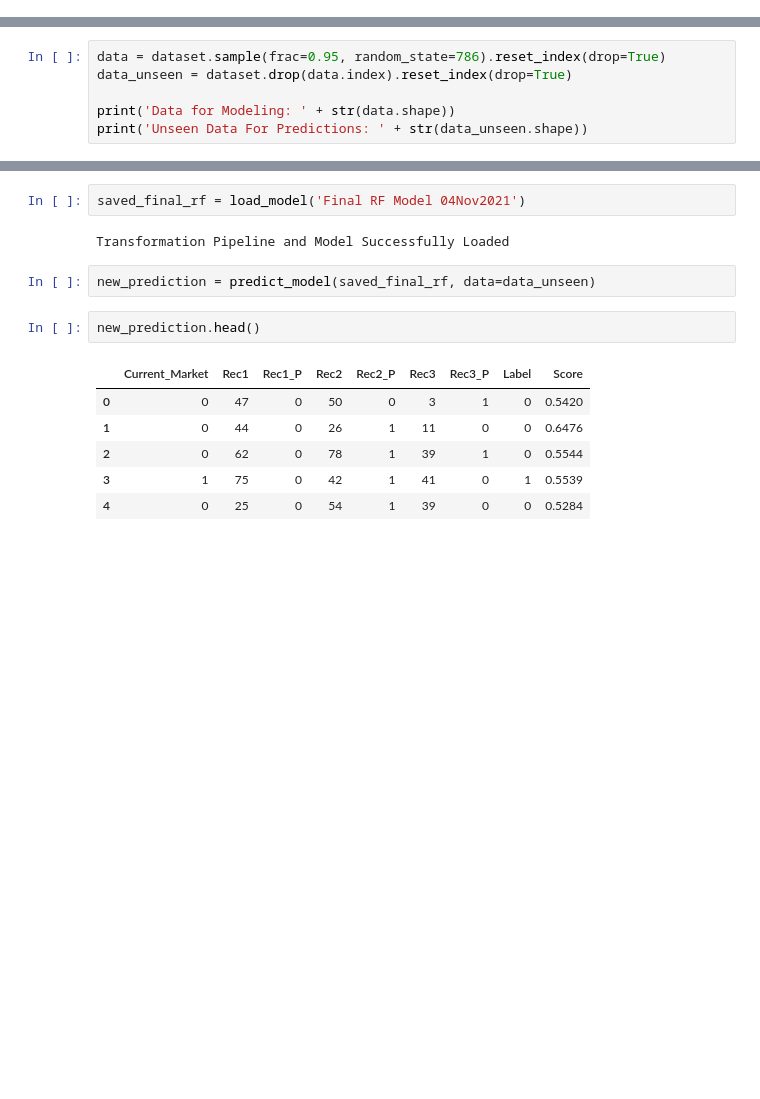
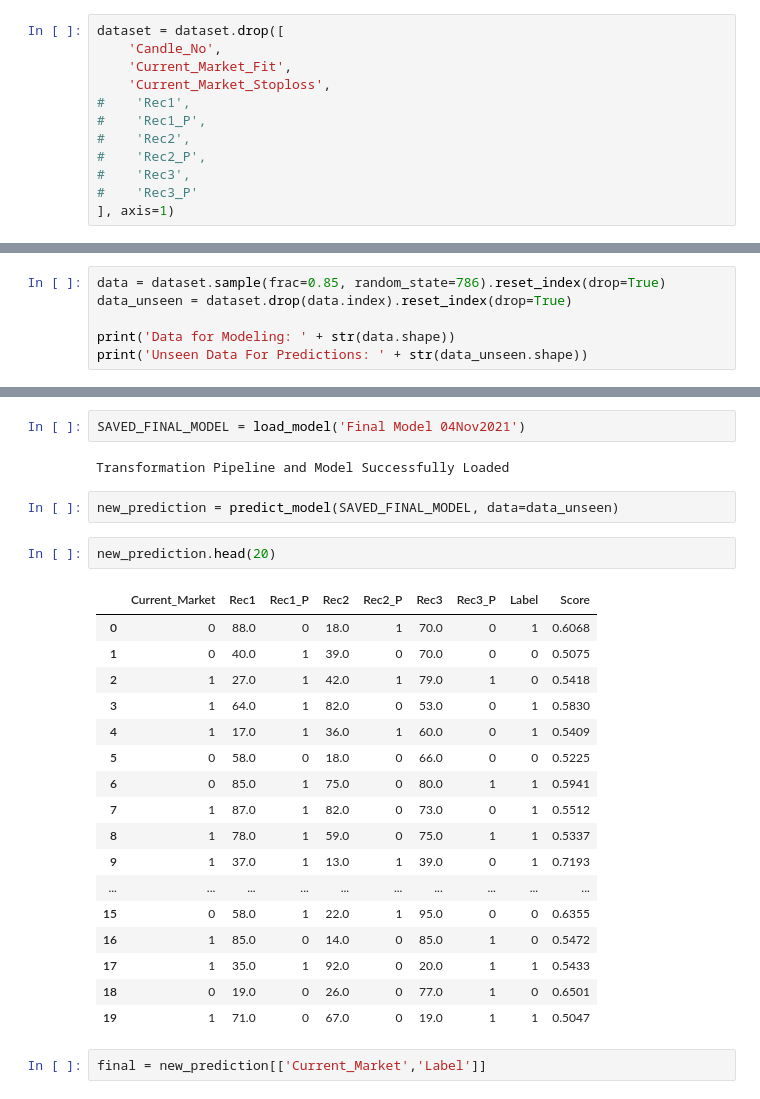
Before and after one commit to Forexience/Forexience, a Jupyter notebook: Testing_Pipeline/Back_Test/Back_Test_Binary_Classification.ipynb, the cells around one changed output, grey strips where cells are left out. Drawn from its saved outputs; the diff is of its cells as text; blank space fills up the shorter version.

```diff
--- a/Testing_Pipeline/Back_Test/Back_Test_Binary_Classification.ipynb
+++ b/Testing_Pipeline/Back_Test/Back_Test_Binary_Classification.ipynb
@@ -17,0 +43,12 @@ dataset.head()
+# %%
+dataset = dataset.drop([
+    'Candle_No',
+    'Current_Market_Fit',
+    'Current_Market_Stoploss',
+#    'Rec1',
+#    'Rec1_P',
+#    'Rec2',
+#    'Rec2_P',
+#    'Rec3',
+#    'Rec3_P'
+], axis=1)
@@ -32,5 +80,5 @@ dataset.head()
 # %%
-data = dataset.sample(frac=0.95, random_state=786).reset_index(drop=True)
+data = dataset.sample(frac=0.85, random_state=786).reset_index(drop=True)
 data_unseen = dataset.drop(data.index).reset_index(drop=True)
 
 print('Data for Modeling: ' + str(data.shape))
@@ -188,15 +224,28 @@ Transformation Pipeline and Model Successfully Saved
 # %%
-saved_final_rf = load_model('Final RF Model 04Nov2021')
+SAVED_FINAL_MODEL = load_model('Final Model 04Nov2021')
 # %% [output]
 Transformation Pipeline and Model Successfully Loaded
 # %%
-new_prediction = predict_model(saved_final_rf, data=data_unseen)
+new_prediction = predict_model(SAVED_FINAL_MODEL, data=data_unseen)
 # %%
-new_prediction.head()
+new_prediction.head(20)
 # %% [output]
 |  | Current_Market | Rec1 | Rec1_P | Rec2 | Rec2_P | Rec3 | Rec3_P | Label | Score |
-| 0 | 0 | 47 | 0 | 50 | 0 | 3 | 1 | 0 | 0.5420 |
-| 1 | 0 | 44 | 0 | 26 | 1 | 11 | 0 | 0 | 0.6476 |
-| 2 | 0 | 62 | 0 | 78 | 1 | 39 | 1 | 0 | 0.5544 |
-| 3 | 1 | 75 | 0 | 42 | 1 | 41 | 0 | 1 | 0.5539 |
-| 4 | 0 | 25 | 0 | 54 | 1 | 39 | 0 | 0 | 0.5284 |
+| 0 | 0 | 88.0 | 0 | 18.0 | 1 | 70.0 | 0 | 1 | 0.6068 |
+| 1 | 0 | 40.0 | 1 | 39.0 | 0 | 70.0 | 0 | 0 | 0.5075 |
+| 2 | 1 | 27.0 | 1 | 42.0 | 1 | 79.0 | 1 | 0 | 0.5418 |
+| 3 | 1 | 64.0 | 1 | 82.0 | 0 | 53.0 | 0 | 1 | 0.5830 |
+| 4 | 1 | 17.0 | 1 | 36.0 | 1 | 60.0 | 0 | 1 | 0.5409 |
+| 5 | 0 | 58.0 | 0 | 18.0 | 0 | 66.0 | 0 | 0 | 0.5225 |
+| 6 | 0 | 85.0 | 1 | 75.0 | 0 | 80.0 | 1 | 1 | 0.5941 |
+| 7 | 1 | 87.0 | 1 | 82.0 | 0 | 73.0 | 0 | 1 | 0.5512 |
+| 8 | 1 | 78.0 | 1 | 59.0 | 0 | 75.0 | 1 | 1 | 0.5337 |
+| 9 | 1 | 37.0 | 1 | 13.0 | 1 | 39.0 | 0 | 1 | 0.7193 |
+| ... | ... | ... | ... | ... | ... | ... | ... | ... | ... |
+| 15 | 0 | 58.0 | 1 | 22.0 | 1 | 95.0 | 0 | 0 | 0.6355 |
+| 16 | 1 | 85.0 | 0 | 14.0 | 0 | 85.0 | 1 | 0 | 0.5472 |
+| 17 | 1 | 35.0 | 1 | 92.0 | 0 | 20.0 | 1 | 1 | 0.5433 |
+| 18 | 0 | 19.0 | 0 | 26.0 | 0 | 77.0 | 1 | 0 | 0.6501 |
+| 19 | 1 | 71.0 | 0 | 67.0 | 0 | 19.0 | 1 | 1 | 0.5047 |
+# %%
+final = new_prediction[['Current_Market','Label']]
```
Also changed, not shown: parts of 25 cells of this notebook, 5 other files.
